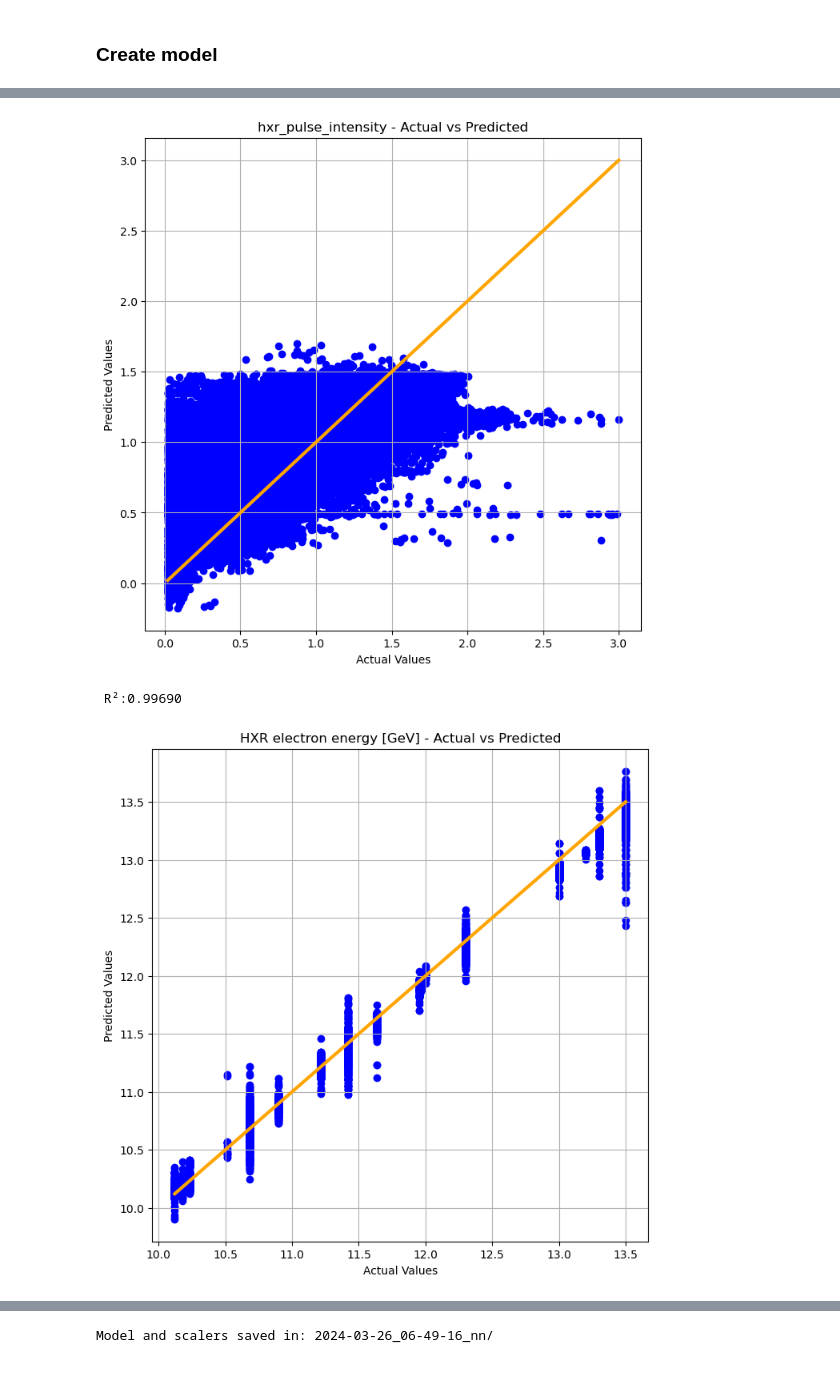
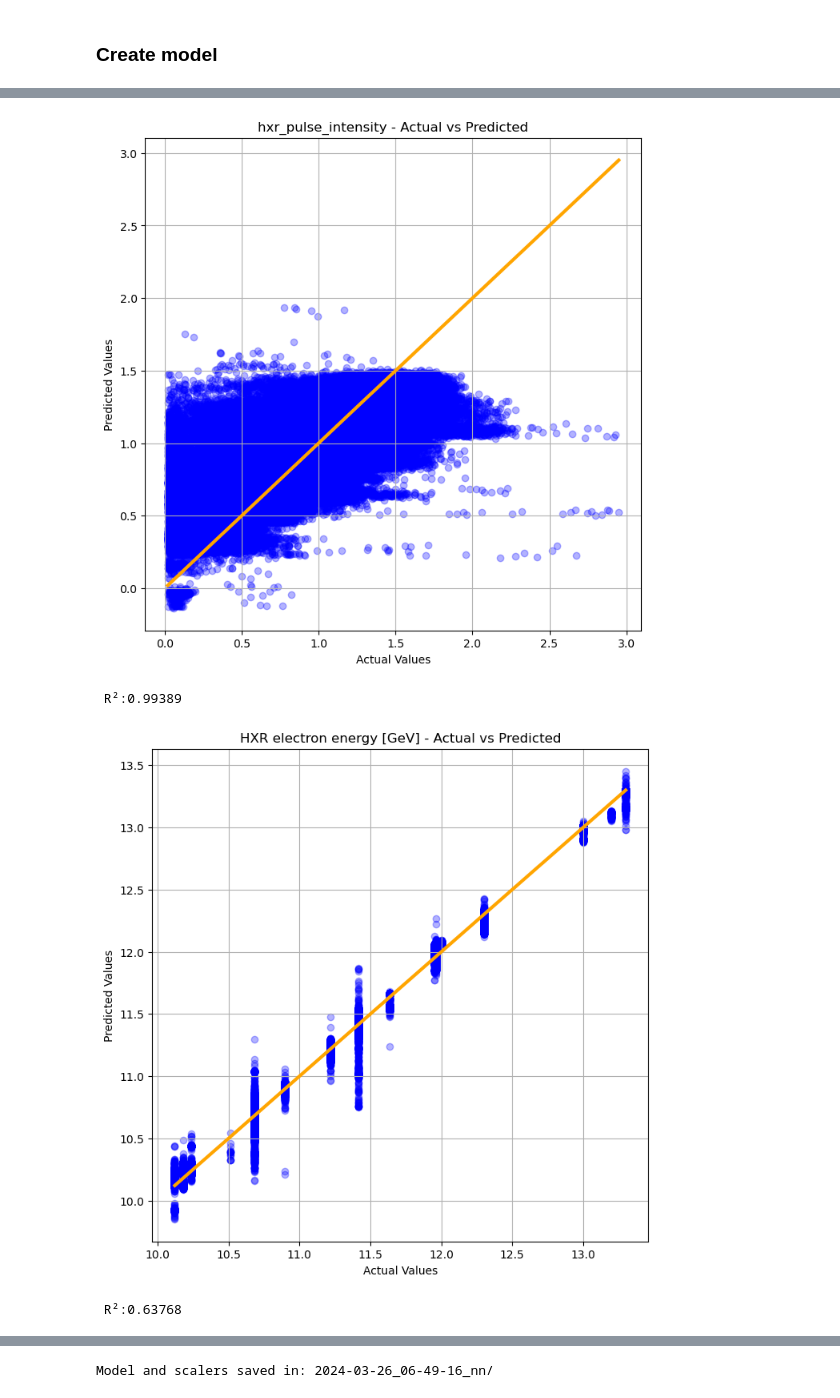
Before and after one commit to zihan-zh/LCLS_FEL_modeling, a Jupyter notebook: NN_models.ipynb, the cells around one changed output, grey strips where cells are left out. Drawn from its saved outputs; the diff is of its cells as text; code cells hidden in the pictures.

```diff
--- a/NN_models.ipynb
+++ b/NN_models.ipynb
@@ -69,5 +72,7 @@ Features in samples: Index(['SOLN:IN20:121:BACT', 'QUAD:IN20:121:BACT', 'QUAD:IN
       dtype='object')
 # %%
-final_df = final_df.sample(frac=1, random_state=11)
+# final_df = final_df.sample(frac=0.5, random_state=11)
+valid_df = final_df.iloc[1000000:]
+final_df = final_df.iloc[:1000000]
 print('Number of final samples after random selection:', final_df.shape[0])
 # %% [output]
@@ -97,6 +102,8 @@ quads_ltuh_bact = [quad.replace("BCTRL", "BACT") for quad in quads_ltuh_bctrl]
 quads_ltus_bact = [quad.replace("BCTRL", "BACT") for quad in quads_ltus_bctrl]
 
 vcc_profile = ['CAMR:IN20:186:XRMS', 'CAMR:IN20:186:YRMS']
+RF_ampls = ['ACCL:LI21:1:L1S_S_AV', 'ACCL:LI21:180:L1X_S_AV', 'ACCL:LI22:1:ADES', 'ACCL:LI25:1:ADES']
+RF_phases = ['ACCL:LI21:1:L1S_S_PV', 'ACCL:LI21:180:L1X_S_PV', 'ACCL:LI22:1:PDES', 'ACCL:LI25:1:PDES']
 blen = ['BLEN:LI21:265:AIMAX1H', 'BLEN:LI24:886:BIMAX1H']
 bcharge = ['SIOC:SYS0:ML00:CALC038', 'SIOC:SYS0:ML00:CALC252'] # at gun, after BC1 # ['BPMS:IN20:221:TMIT1H', 'BPMS:LI21:233:TMIT1H', 'BPMS:LI24:801:TMIT1H'] # at gun, BC1, BC2
 hxr_energy = ['BEND:DMPH:400:BACT','SIOC:SYS0:ML00:AO627'] # beam energy, photon energy
@@ -112,9 +119,9 @@ final_columns = quads_all_bctrl + ['hxr_pulse_intensity'] + beam_status
 # %%
 # final_df = all_df # if no filtering
 
-input_cols = quads_inj_bact + quads_linac_bact + quads_ltuh_bact + beam_status[:2] + [beam_status[4]]
+input_cols = quads_inj_bact + quads_linac_bact + quads_ltuh_bact + RF_ampls + RF_phases + beam_status[:2] + [beam_status[4]]
 # input_cols = quads_inj_bctrl + quads_linac_bctrl + quads_ltuh_bctrl + beam_status
-output_cols = ['hxr_pulse_intensity', 'HXR electron energy [GeV]']
+output_cols = ['hxr_pulse_intensity', 'HXR electron energy [GeV]', 'Bunch length at BC1', 'Bunch length at BC2']
 input_size =len(input_cols)
 output_size = len(output_cols)
 
@@ -357,4 +364,10 @@ def create_model(version: int = 0):
 # %%
 model_version = 5
 model = create_model(model_version)
+# %%
+lr = 1e-5
+weight_decay = 1e-6
+n_epochs = 100
+criterion = nn.MSELoss()
+optimizer = optim.Adam(model.parameters(), lr=lr, weight_decay=weight_decay)
 # %%
@@ -436,7 +442,7 @@ EPOCH      TRAIN_LOSS    TEST_LOSS          ETA
 def plot_actual_vs_predicted(actual, predicted, title):
     plt.figure(figsize=(8, 8))
     plt.grid()
-    plt.scatter(actual, predicted, color='blue')
+    plt.scatter(actual, predicted, color='blue', alpha=0.3)
     plt.xlabel('Actual Values')
     plt.ylabel('Predicted Values')
     r_squared = r2_score(actual, predicted)
@@ -491,3 +497,4 @@ Test Loss: 0.0035
-[figure, old version]
+[figure, new version]
- R²:0.99690
+ R²:0.99389
-[figure, old version]
+[figure, new version]
+ R²:0.63768
```
Also changed, not shown: parts of 9 cells of this notebook.
